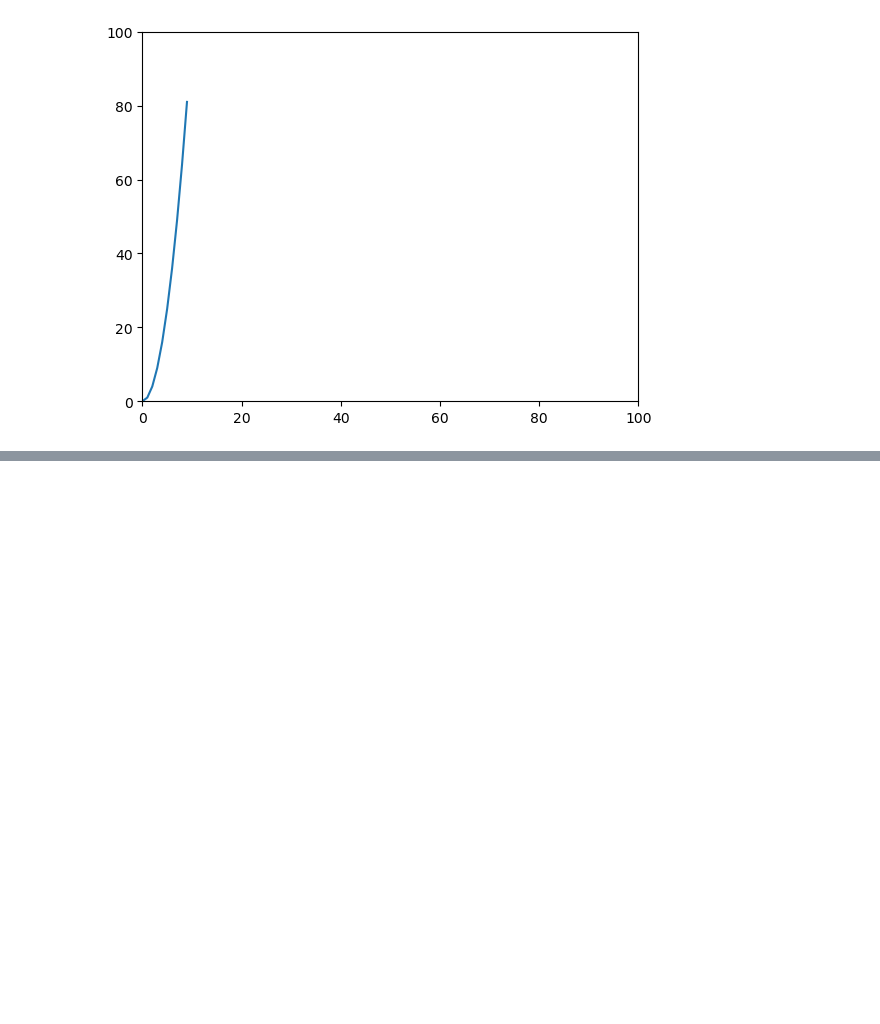
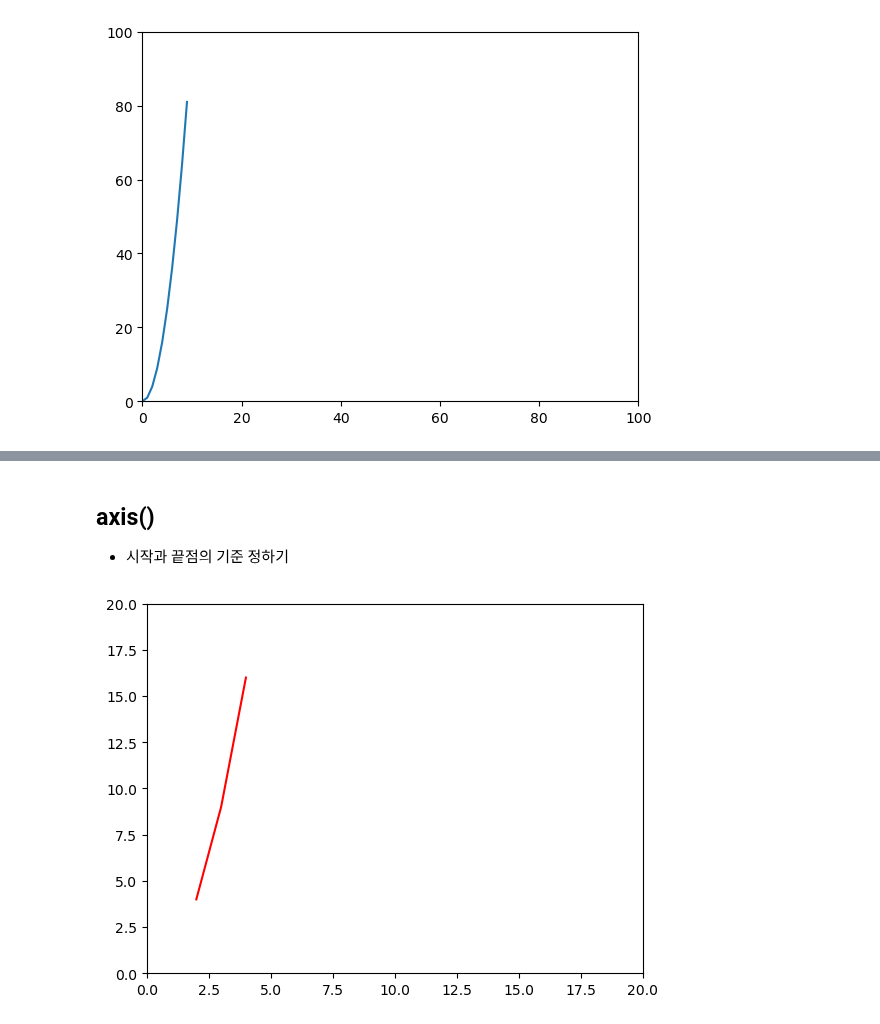
Before and after one commit to Junseon-Human/learn_python, a Jupyter notebook: 20_Matplotlib.ipynb, the cells around one changed output, grey strips where cells are left out. Cells and saved outputs as stored; diff of their text form; code cells hidden in the pictures; blank space fills up the shorter version.

```diff
--- a/20_Matplotlib.ipynb
+++ b/20_Matplotlib.ipynb
@@ -48,0 +113,9 @@ plt.show()
+# %% [markdown]
+## axis()
+* 시작과 끝점의 기준 정하기
+# %%
+plt.plot([2, 3, 4], [4, 9, 16], c="red")
+plt.axis([0, 20, 0, 20])  # (x시작점, x끝점, y시작점, y끝점)
+plt.show()
+# %% [output]
+[figure, added]
```
Also changed, not shown: parts of 36 cells of this notebook, 1 other file.
